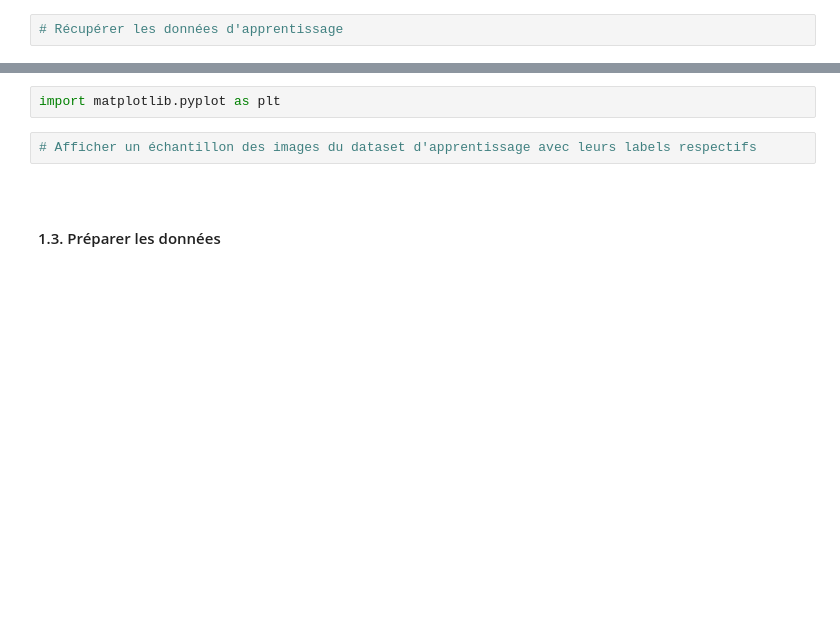
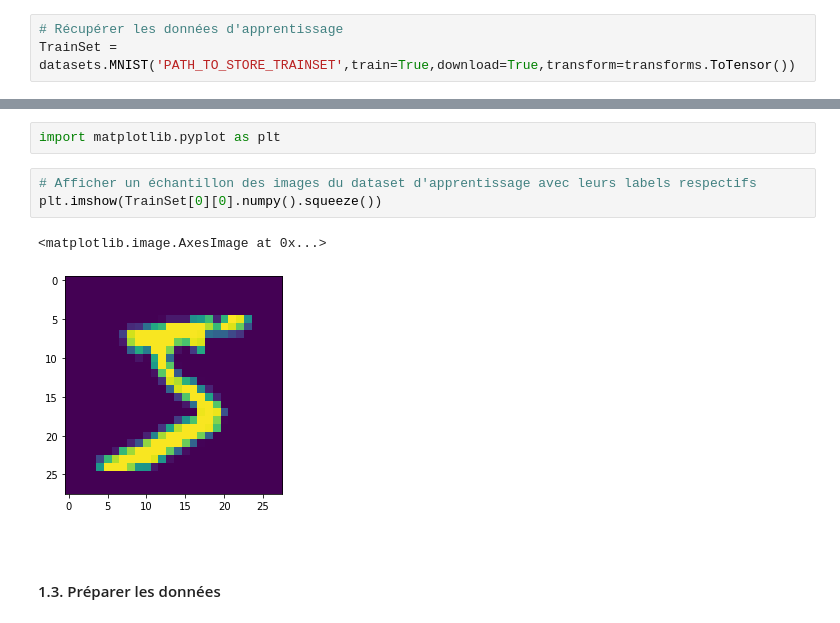
Before and after one commit to ziyadhr99/Lab_IA, a Jupyter notebook: Lab2_AI_NN.ipynb, the cells around one changed output, grey strips where cells are left out. Cells and saved outputs as stored; diff of their text form; blank space fills up the shorter version.

```diff
--- a/Lab2_AI_NN.ipynb
+++ b/Lab2_AI_NN.ipynb
@@ -206,5 +241,6 @@ N.B. Ne pas oublier de donner des noms significatifs à vos variables.
 <br>
 # %%
 # Récupérer les données d'apprentissage
+TrainSet = datasets.MNIST('PATH_TO_STORE_TRAINSET',train=True,download=True,transform=transforms.ToTensor())
 # %%
 # Récupérer les données de test
@@ -222,6 +259,10 @@ Nous utiliserons imshow de matplotlib pour afficher un échantillon des données
 import matplotlib.pyplot as plt
 # %%
 # Afficher un échantillon des images du dataset d'apprentissage avec leurs labels respectifs
+plt.imshow(TrainSet[0][0].numpy().squeeze())
+# %% [output]
+<matplotlib.image.AxesImage at 0x...>
+[figure, added]
 # %% [markdown]
 <br></br>
 #### 1.3.  Préparer les données
```
Also changed, not shown: parts of 26 cells of this notebook, 20 other files.
